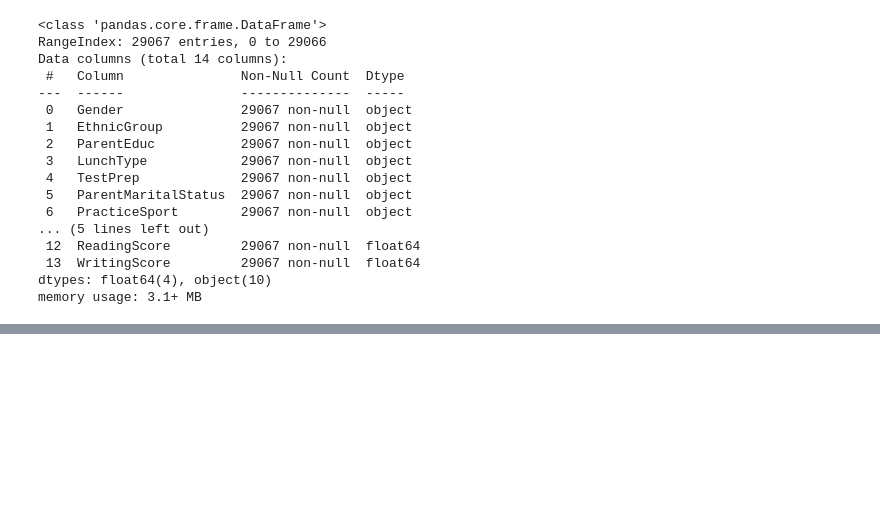
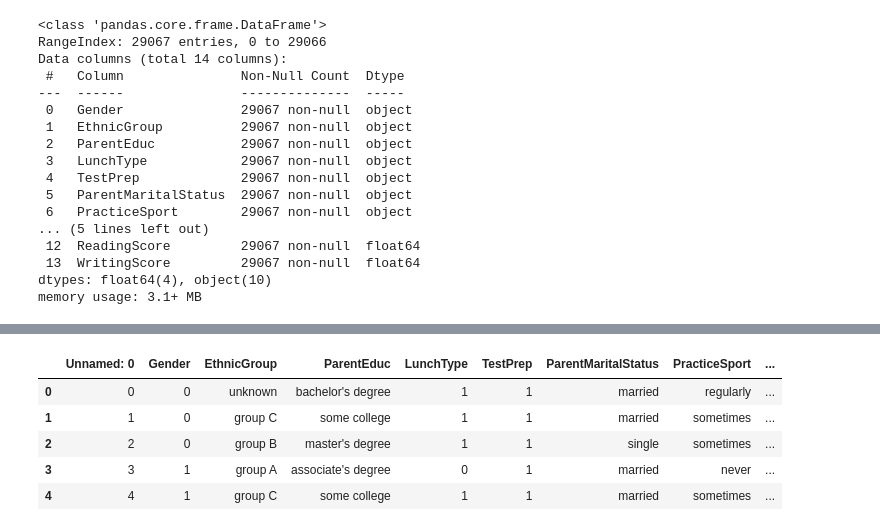
Before and after one commit to alyt2003/Linear_Regression, a Jupyter notebook: p1.ipynb, the cells around one changed output, grey strips where cells are left out. Cells and saved outputs as stored; diff of their text form; code cells hidden in the pictures; blank space fills up the shorter version.

```diff
--- a/p1.ipynb
+++ b/p1.ipynb
@@ -419,0 +419,2 @@ memory usage: 3.1+ MB
+# %%
+df_2=pd.read_csv("df_2.csv")
@@ -419,0 +431,8 @@ memory usage: 3.1+ MB
+# %%
+binary_data =["TestPrep","LunchType","IsFirstChild","TransportMeans","Gender"]
+nominal_data=["EthnicGroup","ParentEduc","ParentMaritalStatus","PracticeSport","WklyStudyHours"]
+# %%
+from sklearn.preprocessing import LabelEncoder
+encoder=LabelEncoder()
+for col  in binary_data :
+    df_2[col] =encoder.fit_transform(df_2[col])
@@ -419,0 +461,9 @@ memory usage: 3.1+ MB
+# %%
+df_2.head()
+# %% [output]
+|  | Unnamed: 0 | Gender | EthnicGroup | ParentEduc | LunchType | TestPrep | ParentMaritalStatus | PracticeSport | ... |
+| 0 | 0 | 0 | unknown | bachelor's degree | 1 | 1 | married | regularly | ... |
+| 1 | 1 | 0 | group C | some college | 1 | 1 | married | sometimes | ... |
+| 2 | 2 | 0 | group B | master's degree | 1 | 1 | single | sometimes | ... |
+| 3 | 3 | 1 | group A | associate's degree | 0 | 1 | married | never | ... |
+| 4 | 4 | 1 | group C | some college | 1 | 1 | married | sometimes | ... |
```
Also changed, not shown: parts of 9 cells of this notebook, 1 other file.
